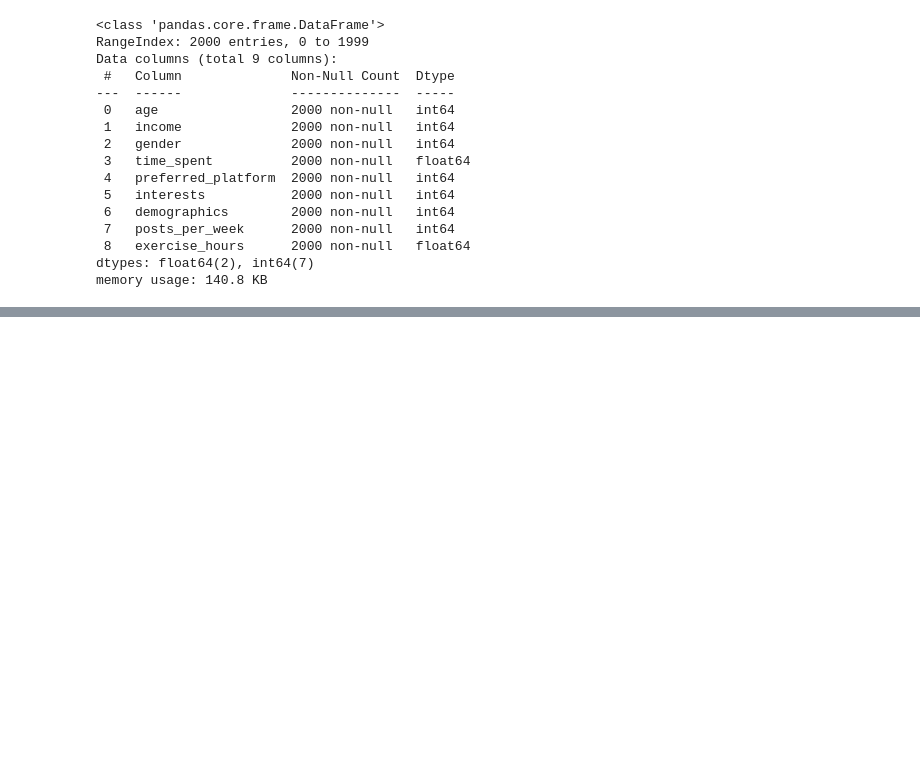
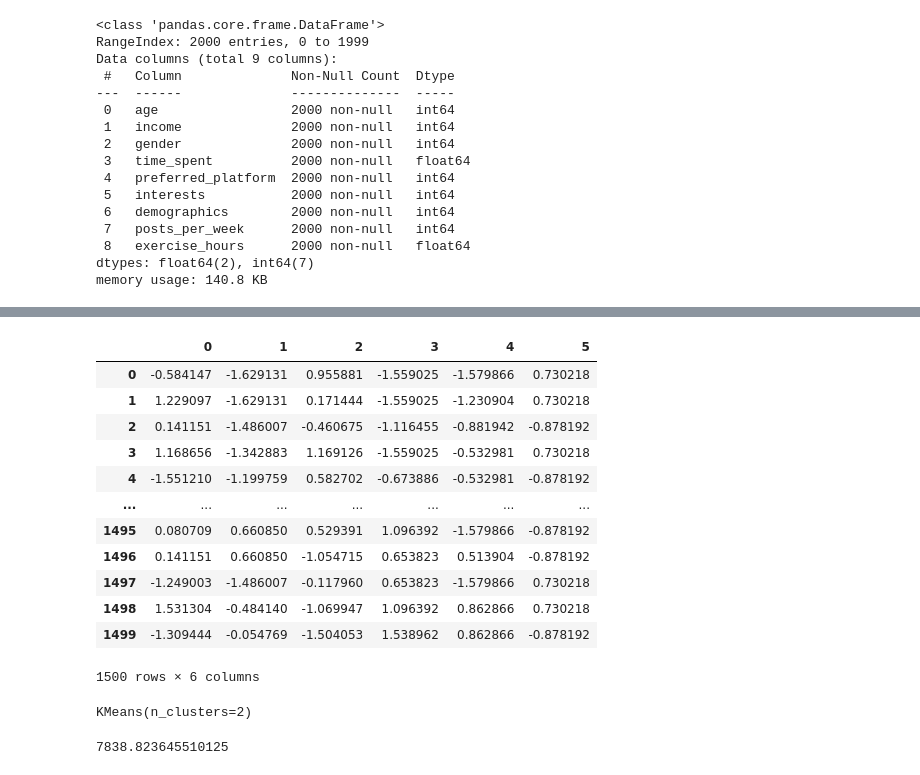
Before and after one commit to LoganKerns/DataScienceFinal, a Jupyter notebook: Barok's Work .ipynb, the cells around one changed output, grey strips where cells are left out. Cells and saved outputs as stored; diff of their text form; code cells hidden in the pictures; blank space fills up the shorter version.

```diff
--- a/Barok's Work .ipynb
+++ b/Barok's Work .ipynb
@@ -77,0 +190,19 @@ memory usage: 140.8 KB
+# %%
+scaler = StandardScaler()
+scaled_df_2 = pd.DataFrame(scaler.fit_transform(df_2))
+# %%
+scaled_df_2
+# %% [output]
+|  | 0 | 1 | 2 | 3 | 4 | 5 |
+| 0 | -0.584147 | -1.629131 | 0.955881 | -1.559025 | -1.579866 | 0.730218 |
+| 1 | 1.229097 | -1.629131 | 0.171444 | -1.559025 | -1.230904 | 0.730218 |
+| 2 | 0.141151 | -1.486007 | -0.460675 | -1.116455 | -0.881942 | -0.878192 |
+| 3 | 1.168656 | -1.342883 | 1.169126 | -1.559025 | -0.532981 | 0.730218 |
+| 4 | -1.551210 | -1.199759 | 0.582702 | -0.673886 | -0.532981 | -0.878192 |
+| ... | ... | ... | ... | ... | ... | ... |
+| 1495 | 0.080709 | 0.660850 | 0.529391 | 1.096392 | -1.579866 | -0.878192 |
+| 1496 | 0.141151 | 0.660850 | -1.054715 | 0.653823 | 0.513904 | -0.878192 |
+| 1497 | -1.249003 | -1.486007 | -0.117960 | 0.653823 | -1.579866 | 0.730218 |
+| 1498 | 1.531304 | -0.484140 | -1.069947 | 1.096392 | 0.862866 | 0.730218 |
+| 1499 | -1.309444 | -0.054769 | -1.504053 | 1.538962 | 0.862866 | -0.878192 |
+1500 rows × 6 columns
@@ -77,0 +211,8 @@ memory usage: 140.8 KB
+# %%
+kmeans.fit(scaled_df_2)
+# %% [output]
+KMeans(n_clusters=2)
+# %%
+kmeans.inertia_
+# %% [output]
+7838.823645510125
```
Also changed, not shown: parts of 16 cells of this notebook.
